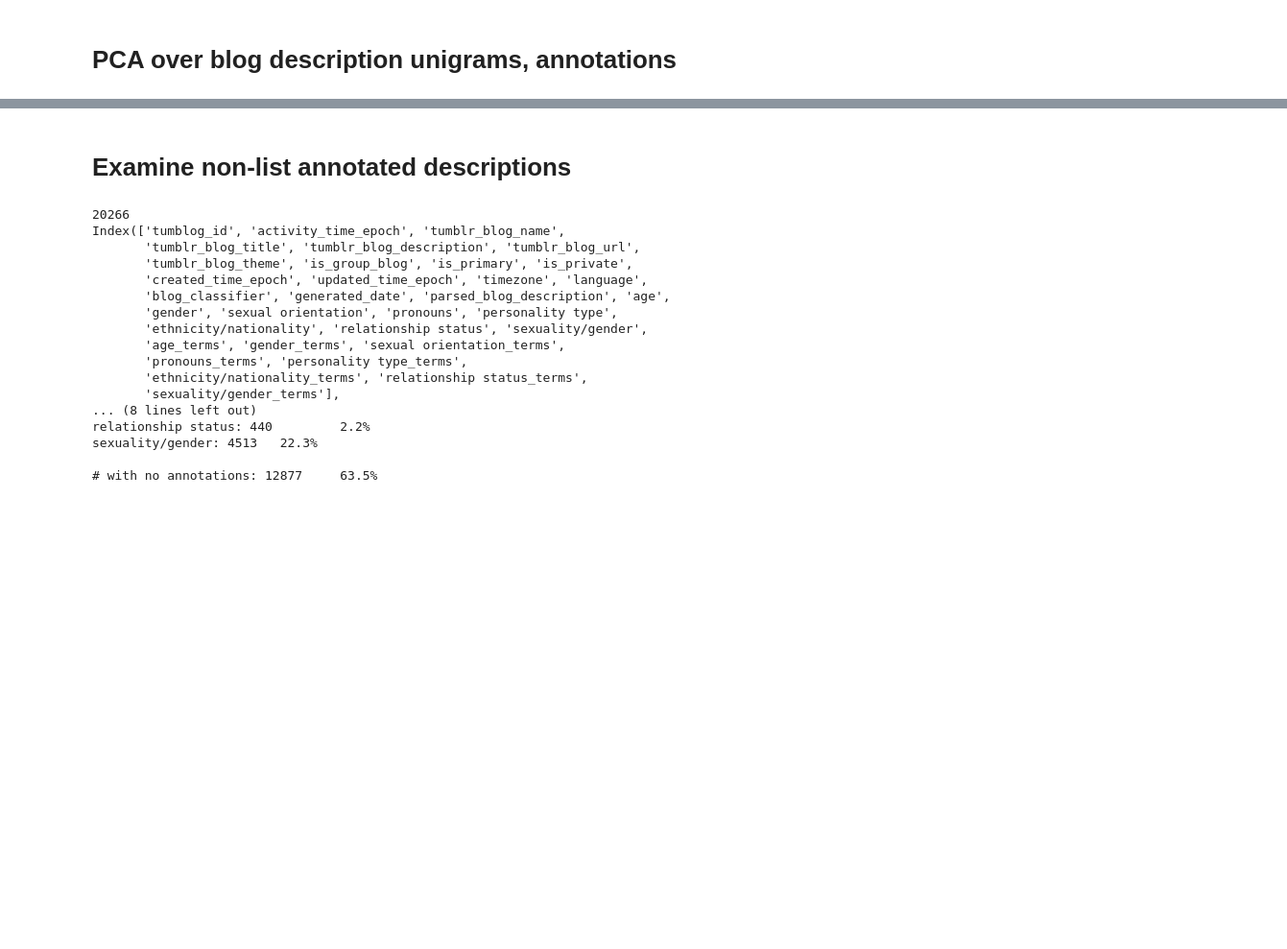
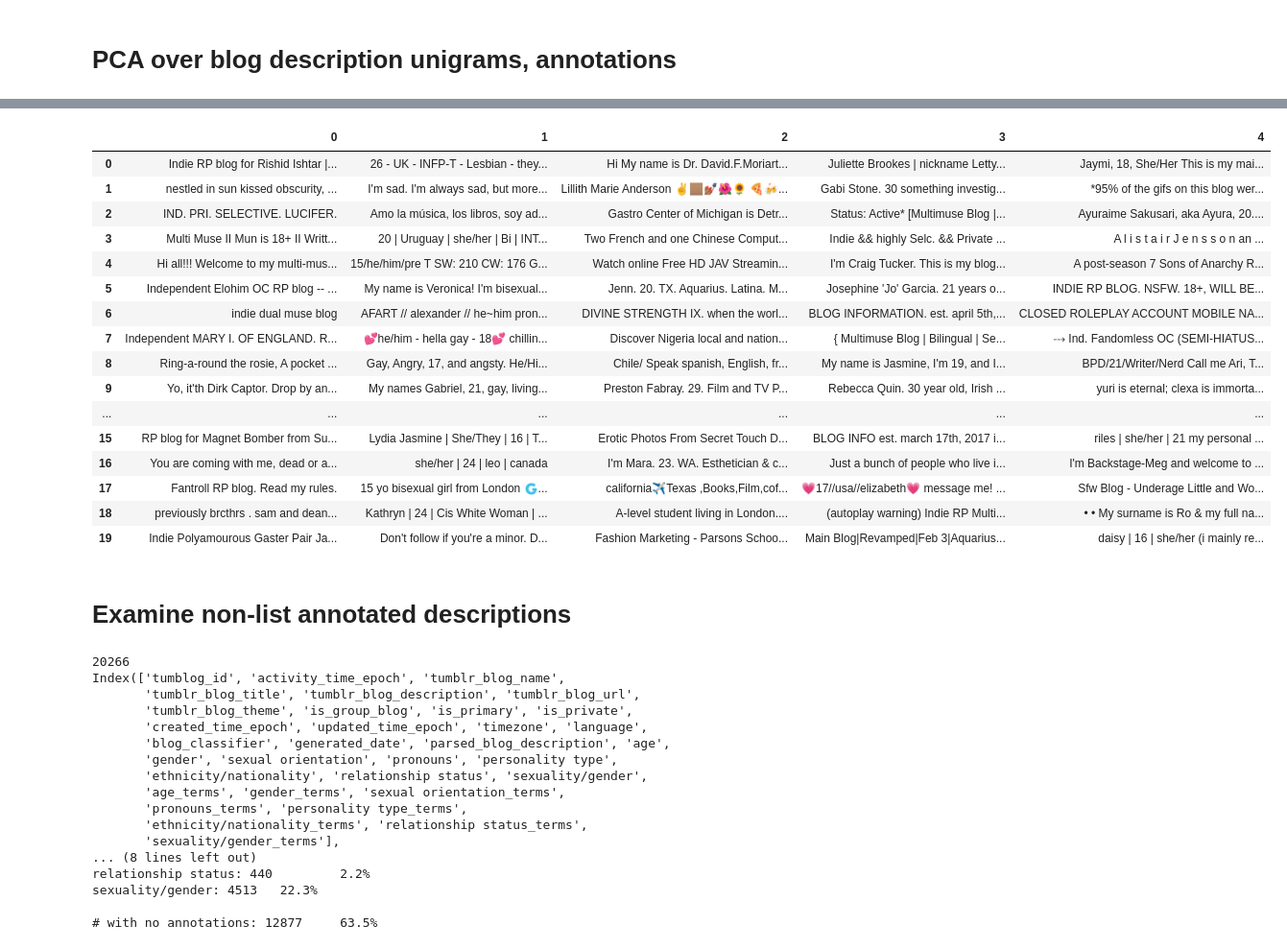
Before and after one commit to michaelmilleryoder/tumblr-scripts, a Jupyter notebook: jupyter/blog_descriptions_experiments.ipynb, the cells around one changed output, grey strips where cells are left out. Shown at 96% size. Drawn from its saved outputs; the diff is of its cells as text; code cells hidden in the pictures; blank space fills up the shorter version.

```diff
--- a/jupyter/blog_descriptions_experiments.ipynb
+++ b/jupyter/blog_descriptions_experiments.ipynb
@@ -70 +73,5 @@ Index(['tumblog_id', 'activity_time_epoch', 'tumblr_blog_name',
       dtype='object')
+# %%
+# Remove duplicates
+data.drop_duplicates(subset=['parsed_blog_description'], inplace=True)
+len(data)
@@ -86,3 +107,8 @@ array([ 0.20249464,  0.15083908,  0.11734377,  0.11321005,  0.09329862])
+# %%
+def examples_for_factors(data, reduced, n_factors=20, n_examples=20):
+    top = np.argsort(reduced, axis=0)[:-1*n_factors]
+    vec = np.vectorize(lambda x: data.iloc[x]['parsed_blog_description'])
+    return vec(top[:n_examples, :])
 # %%
 reduced.shape
 # %% [output]
@@ -149,0 +136,2 @@ array(['to', 'blog', 'pronouns__column', '<COMMA>', 'be', '|', 'a',
+# %%
+pd.set_option('display.max_colwidth', -1)
@@ -150,3 +148,24 @@ array(['to', 'blog', 'pronouns__column', '<COMMA>', 'be', '|', 'a',
+# %%
+top_examples = examples_for_factors(data, reduced)
+pd.DataFrame(top_examples)
+# %% [output]
+|  | 0 | 1 | 2 | 3 | 4 |
+| 0 | Indie RP blog for Rishid Ishtar |... | 26 - UK - INFP-T - Lesbian - they... | Hi My name is Dr. David.F.Moriart... | Juliette Brookes | nickname Letty... | Jaymi, 18, She/Her This is my mai... |
+| 1 | nestled in sun kissed obscurity, ... | I'm sad. I'm always sad, but more... | Lillith Marie Anderson ✌️🏽💅🏽🌺🌻 🍕🍻... | Gabi Stone. 30 something investig... | *95% of the gifs on this blog wer... |
+| 2 | IND. PRI. SELECTIVE. LUCIFER. | Amo la música, los libros, soy ad... | Gastro Center of Michigan is Detr... | Status: Active* [Multimuse Blog |... | Ayuraime Sakusari, aka Ayura, 20.... |
+| 3 | Multi Muse II Mun is 18+ II Writt... | 20 | Uruguay | she/her | Bi | INT... | Two French and one Chinese Comput... | Indie && highly Selc. && Private ... | A l i s t a i r J e n s s o n an ... |
+| 4 | Hi all!!! Welcome to my multi-mus... | 15/he/him/pre T SW: 210 CW: 176 G... | Watch online Free HD JAV Streamin... | I'm Craig Tucker. This is my blog... | A post-season 7 Sons of Anarchy R... |
+| 5 | Independent Elohim OC RP blog -- ... | My name is Veronica! I'm bisexual... | Jenn. 20. TX. Aquarius. Latina. M... | Josephine 'Jo' Garcia. 21 years o... | INDIE RP BLOG. NSFW. 18+, WILL BE... |
+| 6 | indie dual muse blog | AFART // alexander // he~him pron... | DIVINE STRENGTH IX. when the worl... | BLOG INFORMATION. est. april 5th,... | CLOSED ROLEPLAY ACCOUNT MOBILE NA... |
+| 7 | Independent MARY I. OF ENGLAND. R... | 💕he/him - hella gay - 18💕 chillin... | Discover Nigeria local and nation... | { Multimuse Blog | Bilingual | Se... | ⤏ Ind. Fandomless OC (SEMI-HIATUS... |
+| 8 | Ring-a-round the rosie, A pocket ... | Gay, Angry, 17, and angsty. He/Hi... | Chile/ Speak spanish, English, fr... | My name is Jasmine, I'm 19, and I... | BPD/21/Writer/Nerd Call me Ari, T... |
+| 9 | Yo, it'th Dirk Captor. Drop by an... | My names Gabriel, 21, gay, living... | Preston Fabray. 29. Film and TV P... | Rebecca Quin. 30 year old, Irish ... | yuri is eternal; clexa is immorta... |
+| ... | ... | ... | ... | ... | ... |
+| 15 | RP blog for Magnet Bomber from Su... | Lydia Jasmine | She/They | 16 | T... | Erotic Photos From Secret Touch D... | BLOG INFO est. march 17th, 2017 i... | riles | she/her | 21 my personal ... |
+| 16 | You are coming with me, dead or a... | she/her | 24 | leo | canada | I'm Mara. 23. WA. Esthetician & c... | Just a bunch of people who live i... | I'm Backstage-Meg and welcome to ... |
+| 17 | Fantroll RP blog. Read my rules. | 15 yo bisexual girl from London 🇬... | california✈️Texas ,Books,Film,cof... | 💗17//usa//elizabeth💗 message me! ... | Sfw Blog - Underage Little and Wo... |
+| 18 | previously brcthrs . sam and dean... | Kathryn | 24 | Cis White Woman | ... | A-level student living in London.... | (autoplay warning) Indie RP Multi... | • • My surname is Ro & my full na... |
+| 19 | Indie Polyamourous Gaster Pair Ja... | Don't follow if you're a minor. D... | Fashion Marketing - Parsons Schoo... | Main Blog|Revamped|Feb 3|Aquarius... | daisy | 16 | she/her (i mainly re... |
 # %% [markdown]
 # Examine non-list annotated descriptions
 # %%
```
Also changed, not shown: parts of 16 cells of this notebook, 3 other files.
